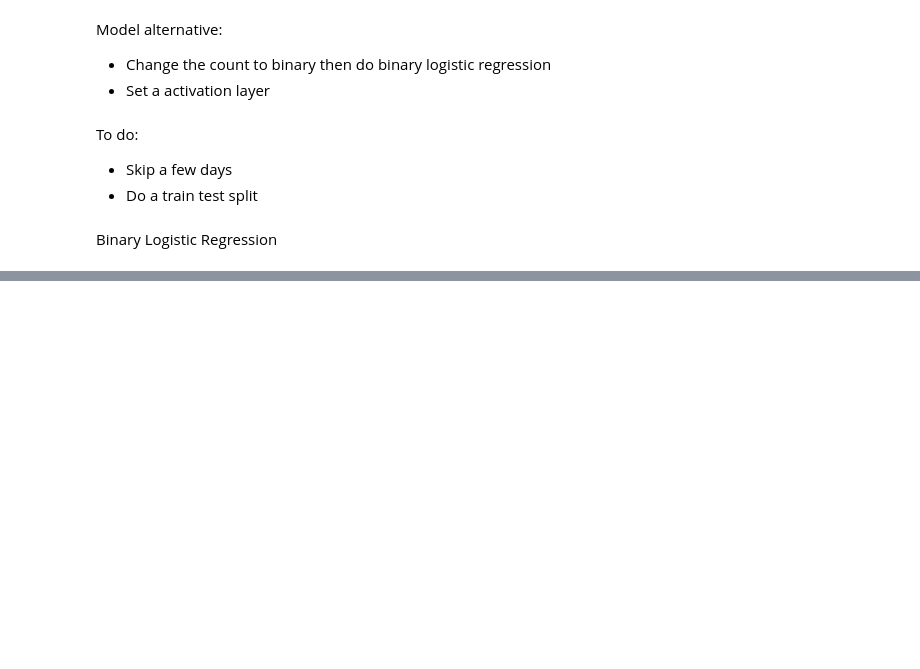
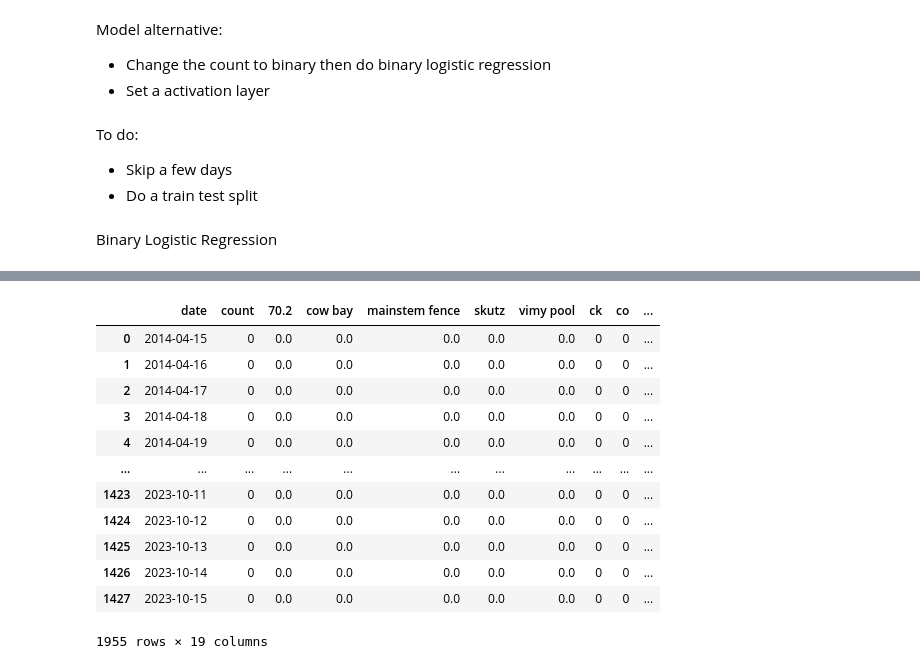
Before and after one commit to brahmwg/Bottlenecks_MDS_Capstone, a Jupyter notebook: outMigration_model/outM.ipynb, the cells around one changed output, grey strips where cells are left out. Cells and saved outputs as stored; diff of their text form; code cells hidden in the pictures; blank space fills up the shorter version.

```diff
--- a/outMigration_model/outM.ipynb
+++ b/outMigration_model/outM.ipynb
@@ -654,0 +1114,17 @@ chart.display()
+# %%
+df_complete.drop(['STATION_NUMBER', 'YEAR', 'MONTH', 'DAY', 'Year'], axis=1, inplace=True)
+df_complete
+# %% [output]
+|  | date | count | 70.2 | cow bay | mainstem fence | skutz | vimy pool | ck | co | ... |
+| 0 | 2014-04-15 | 0 | 0.0 | 0.0 | 0.0 | 0.0 | 0.0 | 0 | 0 | ... |
+| 1 | 2014-04-16 | 0 | 0.0 | 0.0 | 0.0 | 0.0 | 0.0 | 0 | 0 | ... |
+| 2 | 2014-04-17 | 0 | 0.0 | 0.0 | 0.0 | 0.0 | 0.0 | 0 | 0 | ... |
+| 3 | 2014-04-18 | 0 | 0.0 | 0.0 | 0.0 | 0.0 | 0.0 | 0 | 0 | ... |
+| 4 | 2014-04-19 | 0 | 0.0 | 0.0 | 0.0 | 0.0 | 0.0 | 0 | 0 | ... |
+| ... | ... | ... | ... | ... | ... | ... | ... | ... | ... | ... |
+| 1423 | 2023-10-11 | 0 | 0.0 | 0.0 | 0.0 | 0.0 | 0.0 | 0 | 0 | ... |
+| 1424 | 2023-10-12 | 0 | 0.0 | 0.0 | 0.0 | 0.0 | 0.0 | 0 | 0 | ... |
+| 1425 | 2023-10-13 | 0 | 0.0 | 0.0 | 0.0 | 0.0 | 0.0 | 0 | 0 | ... |
+| 1426 | 2023-10-14 | 0 | 0.0 | 0.0 | 0.0 | 0.0 | 0.0 | 0 | 0 | ... |
+| 1427 | 2023-10-15 | 0 | 0.0 | 0.0 | 0.0 | 0.0 | 0.0 | 0 | 0 | ... |
+1955 rows × 19 columns
```
Also changed, not shown: parts of 107 cells of this notebook.
